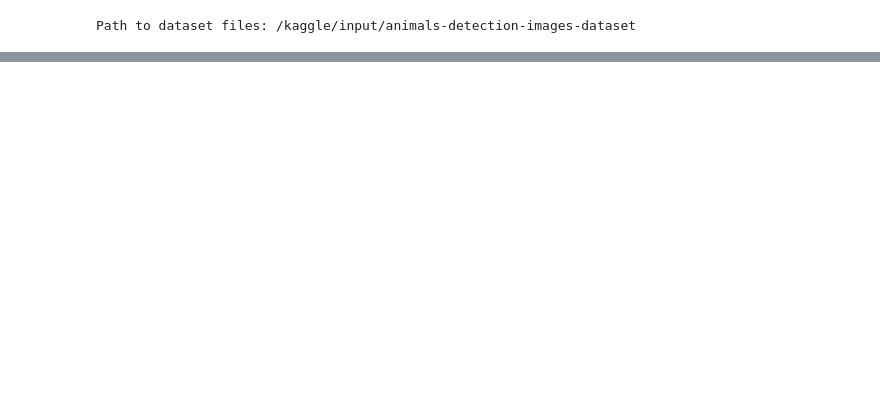
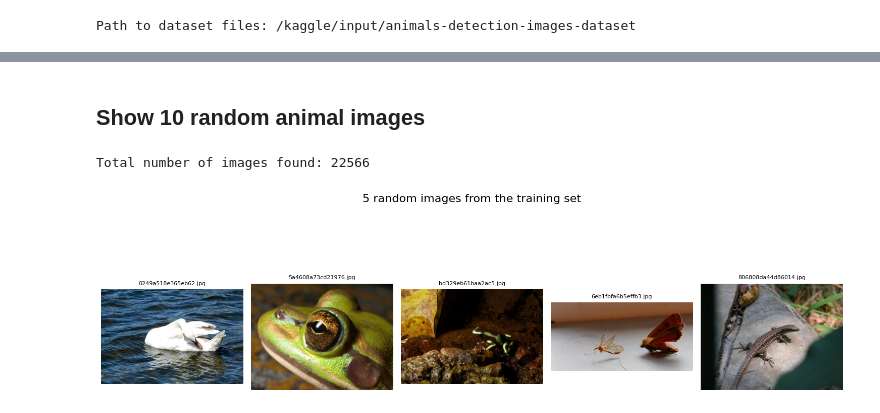
Before and after one commit to QuangTrongLeo/Animal_Identification_DL, a Jupyter notebook: Animal_Identification.ipynb, the cells around one changed output, grey strips where cells are left out. Drawn from its saved outputs; the diff is of its cells as text; code cells hidden in the pictures; blank space fills up the shorter version.

```diff
--- a/Animal_Identification.ipynb
+++ b/Animal_Identification.ipynb
@@ -17,0 +60,40 @@ print(os.listdir(path))
+# %% [markdown]
+## **Show 10 random animal images**
+# %%
+# Lấy tất cả ảnh từ các thư mục con
+image_files = glob(os.path.join(train_dir, "**", "*.*"), recursive=True)
+image_files = [f for f in image_files if f.lower().endswith(('.jpg', '.jpeg', '.png'))]
+
+print("Total number of images found:", len(image_files))
+
+# Random chọn 5 ảnh (hoặc ít hơn nếu không đủ)
+num_images = min(5, len(image_files))
+random_images = random.sample(image_files, num_images)
+rows, cols = 1, 5
+
+# Vẽ ảnh
+fig, axes = plt.subplots(rows, cols, figsize=(15, 6))
+fig.suptitle("5 random images from the training set", fontsize=16)
+
+# Nếu chỉ có 1 hàng -> axes là 1D array
+if cols == 1:
+    axes = [axes]
+elif rows == 1:
+    axes = axes.flatten()
+
+for i in range(num_images):
+    img = mpimg.imread(random_images[i])
+    axes[i].imshow(img)
+    axes[i].set_title(os.path.basename(random_images[i]), fontsize=8)
+    axes[i].axis('off')
+
+# Ẩn ô thừa nếu < 5 ảnh
+for i in range(num_images, rows * cols):
+    axes[i].axis('off')
+
+plt.tight_layout()
+plt.subplots_adjust(top=0.99)
+plt.show()
+# %% [output]
+Total number of images found: 22566
+[figure, added]
```
Also changed, not shown: parts of 8 cells of this notebook.
